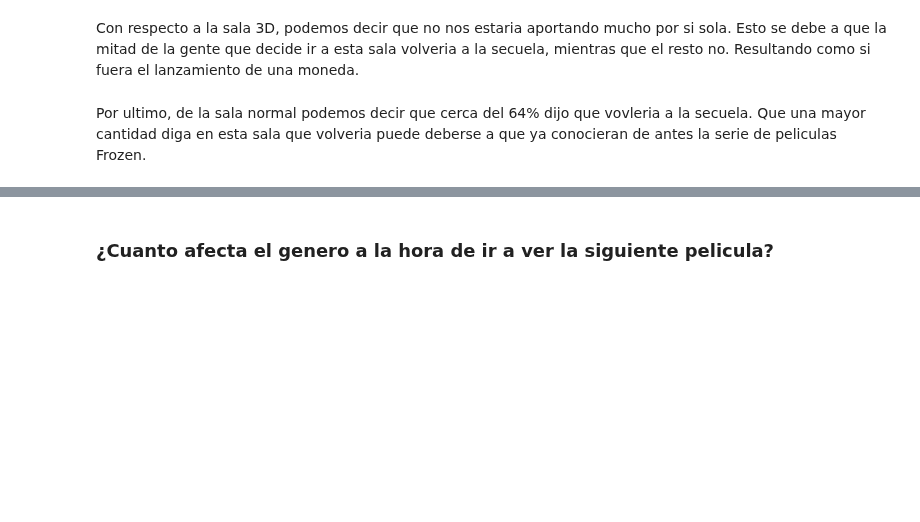
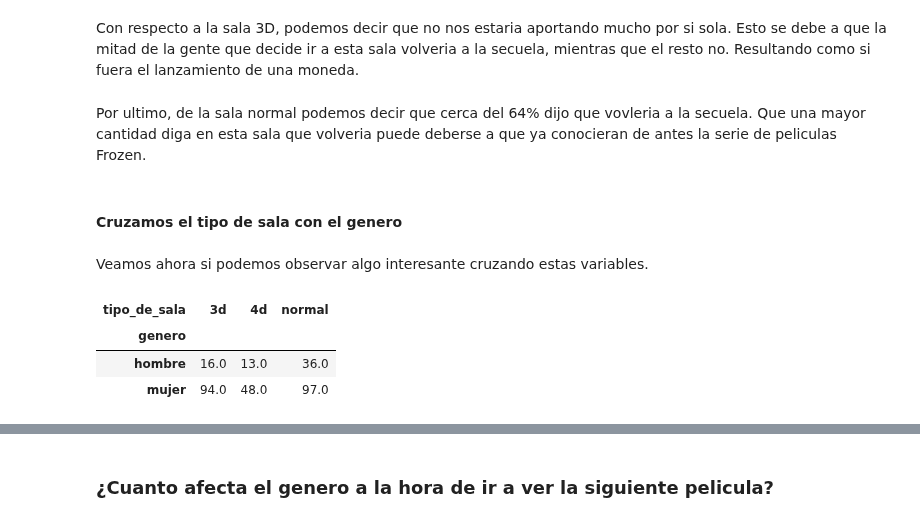
Before and after one commit to brunograssano/TP-Organizacion-de-datos, a Jupyter notebook: TP_Datos.ipynb, the cells around one changed output, grey strips where cells are left out. Saved outputs shown, nothing was run; the diff lists cells and outputs as text; code cells hidden in the pictures; blank space fills up the shorter version.

```diff
--- a/TP_Datos.ipynb
+++ b/TP_Datos.ipynb
@@ -241,3 +239,16 @@ Observando los resultados, notamos que una gran cantidad de la gente que fue a l
 Con respecto a la sala 3D, podemos decir que no nos estaria aportando mucho por si sola. Esto se debe a que la mitad de la gente que decide ir a esta sala volveria a la secuela, mientras que el resto no. Resultando como si fuera el lanzamiento de una moneda.
 # %% [markdown]
 Por ultimo, de la sala normal podemos decir que cerca del 64% dijo que vovleria a la secuela. Que una mayor cantidad diga en esta sala que volveria puede deberse a que ya conocieran de antes la serie de peliculas Frozen.
+# %% [markdown]
+#### Cruzamos el tipo de sala con el genero
+# %% [markdown]
+Veamos ahora si podemos observar algo interesante cruzando estas variables.
+# %%
+porcentaje_sala_sexo = info_fiumark_df.groupby(by=['tipo_de_sala','genero'])['volveria'].agg('mean').round(2).unstack().T#.reset_index()
+porcentaje_sala_sexo = porcentaje_sala_sexo.mul(100)
+porcentaje_sala_sexo
+# %% [output]
+| tipo_de_sala | 3d | 4d | normal |
+| genero |  |  |  |
+| hombre | 16.0 | 13.0 | 36.0 |
+| mujer | 94.0 | 48.0 | 97.0 |
```
Also changed, not shown: parts of 40 cells of this notebook.
